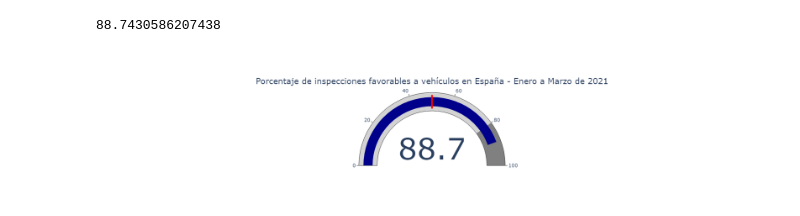
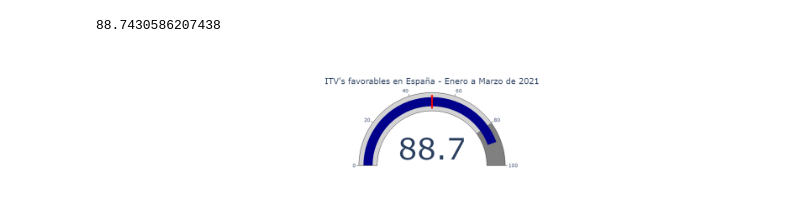
Before and after one commit to dariofervenza/M2.859_PC2, a Jupyter notebook: gauge_giagram.ipynb, the cells around one changed output. Drawn from its saved outputs; the diff is of its cells as text; code cells hidden in the pictures.

```diff
--- a/gauge_giagram.ipynb
+++ b/gauge_giagram.ipynb
@@ -65,23 +72,23 @@ porcentaje_favorables
 # %%
 fig = go.Figure(go.Indicator(
     mode="gauge+number",
     value=porcentaje_favorables,
-    title={'text': "Porcentaje de inspecciones favorables a vehículos en España - Enero a Marzo de 2021"},
+    title={'text': "ITV's favorables en España - Enero a Marzo de 2021"},
     gauge={
         'axis': {'range': [0, 100]},
         'bar': {'color': "darkblue"},
         'steps': [
             {'range': [0, 80], 'color': "lightgray"},
             {'range': [80, 100], 'color': "gray"}
         ],
         'threshold': {
             'line': {'color': "red", 'width': 4},
             'thickness': 0.75,
             'value': 50
         }
     }
 ))
 fig.write_image("images/gauge_chart_2.png")
 fig.show()
 # %% [output]
-[figure, old version]
+[figure, new version]
```
Also changed, not shown: parts of 2 cells of this notebook.
